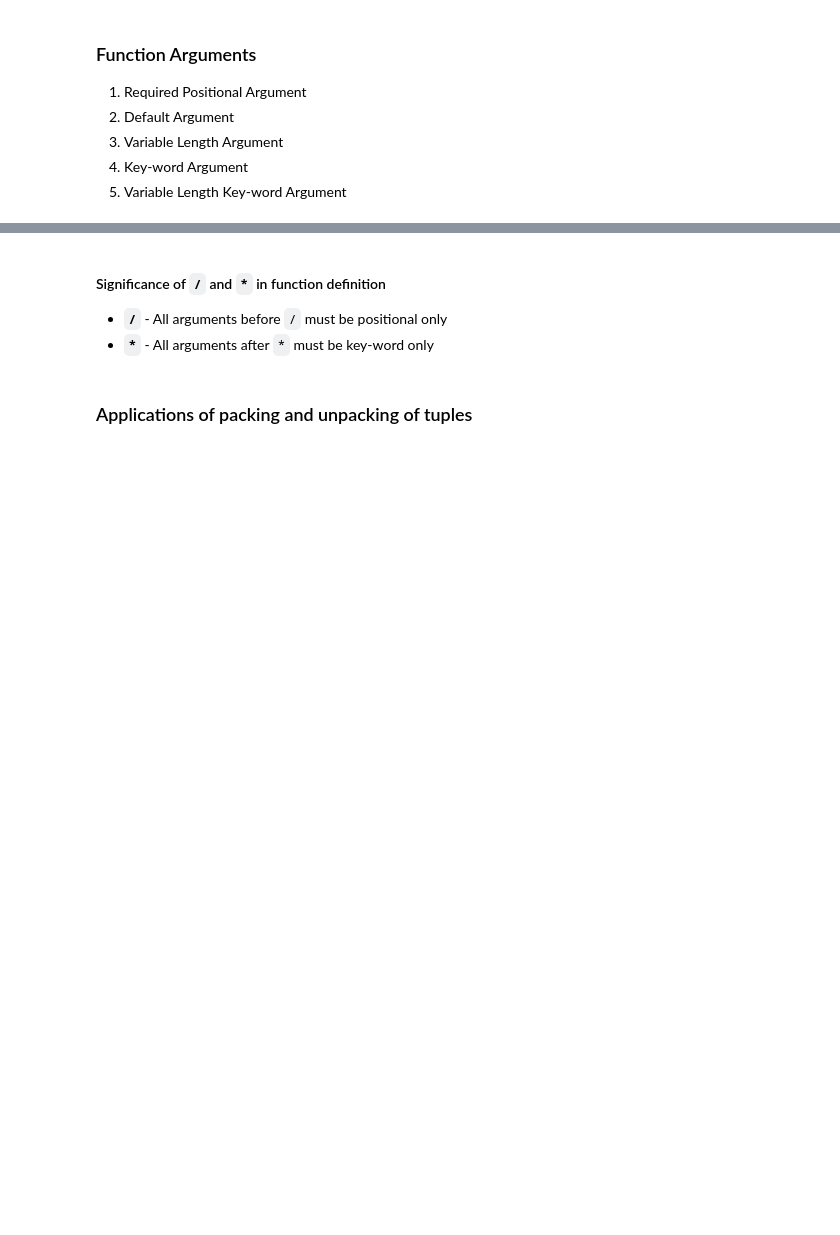
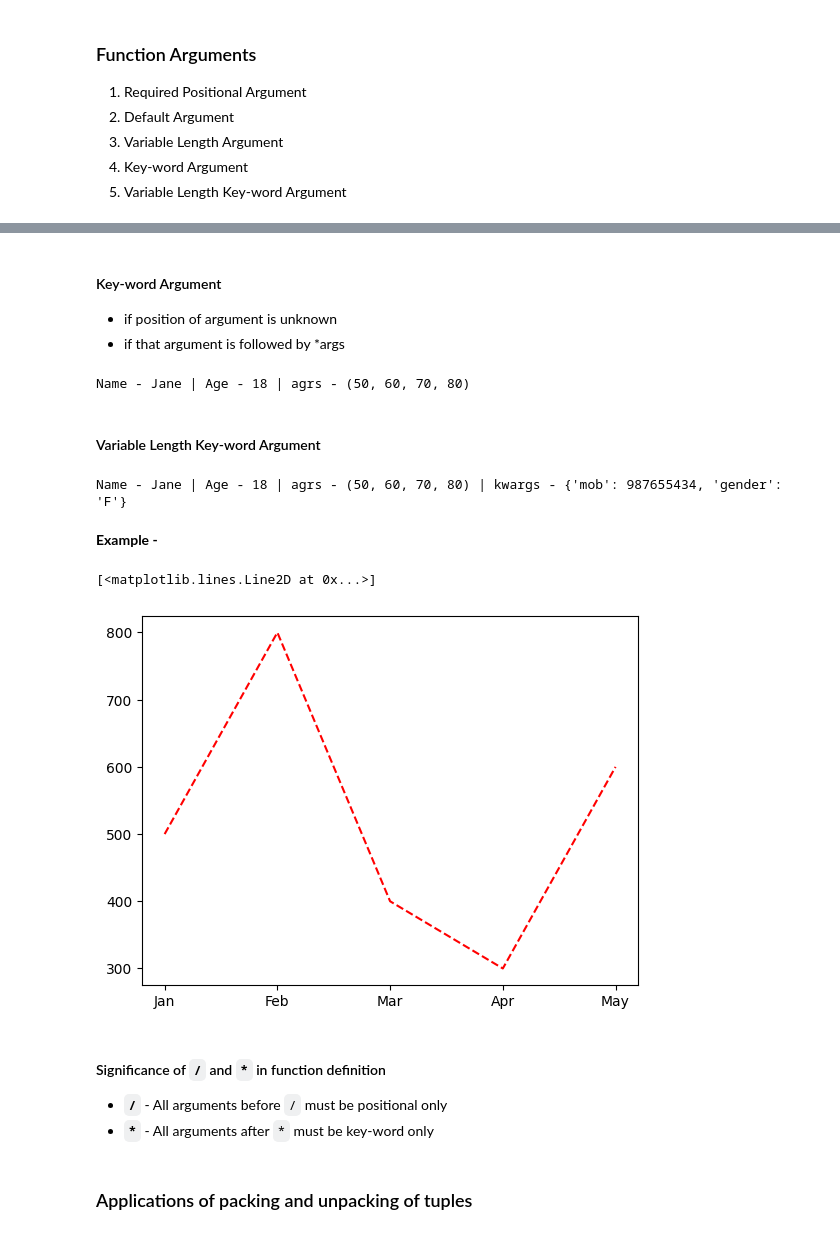
Before and after one commit to knowledge-corner/12_May_2025_Optum_Global, a Jupyter notebook: Classwork/Day - 1 classwork.ipynb, the cells around one changed output, grey strips where cells are left out. Drawn from its saved outputs; the diff is of its cells as text; code cells hidden in the pictures; blank space fills up the shorter version.

```diff
--- a/Classwork/Day - 1 classwork.ipynb
+++ b/Classwork/Day - 1 classwork.ipynb
@@ -267,3 +439,31 @@ string = input("Enter a string - ")
+# %% [markdown]
+#### Key-word Argument
+- if position of argument is unknown
+- if that argument is followed by *args
+# %%
+demo("Jane", 50, 60, 70, 80, age = 18)
+# %% [output]
+Name - Jane | Age - 18 | agrs - (50, 60, 70, 80)
+# %% [markdown]
+#### Variable Length Key-word Argument
+# %%
+def demo(name, *args, age = 30, **kwargs) :
+    print(f"Name - {name} | Age - {age} | agrs - {args} | kwargs - {kwargs}")
+
+demo("Jane", 50, 60, 70, 80, age = 18, mob = 987655434, gender = "F")
+# %% [output]
+Name - Jane | Age - 18 | agrs - (50, 60, 70, 80) | kwargs - {'mob': 987655434, 'gender': 'F'}
+# %% [markdown]
+**Example -**
+# %%
+import matplotlib.pyplot as plt
+dates = ["Jan", "Feb", "Mar", "Apr", "May"]
+sales = [500, 800, 400, 300, 600]
+
+plt.plot(dates, sales, c = "red", ls = "--")
+# %% [output]
+[<matplotlib.lines.Line2D at 0x...>]
+[figure, added]
 # %% [markdown]
 #### Significance of `/` and `*` in function definition
 
```
Also changed, not shown: parts of 39 cells of this notebook, 1 other file.
